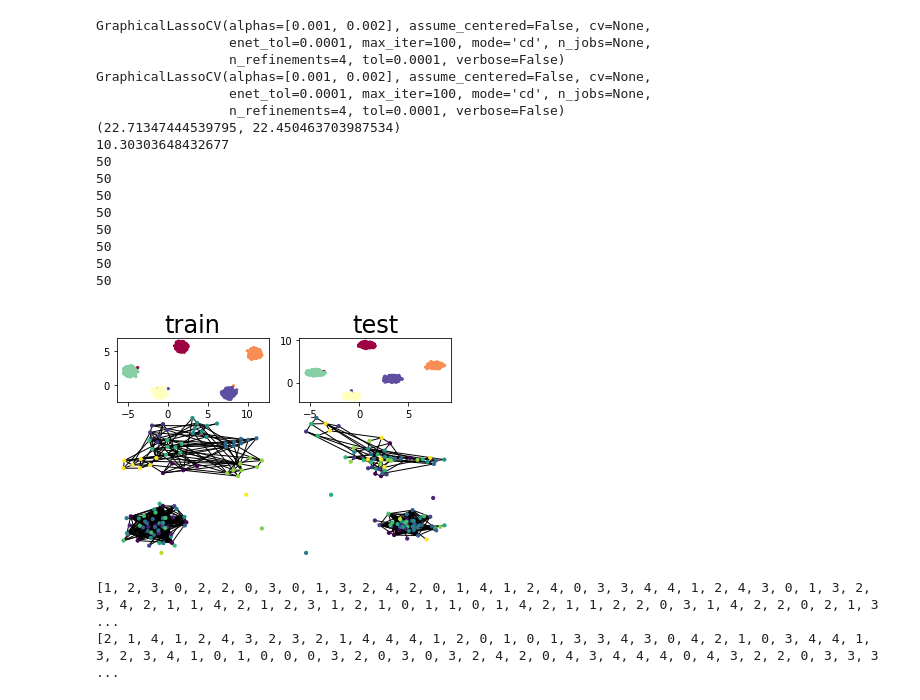
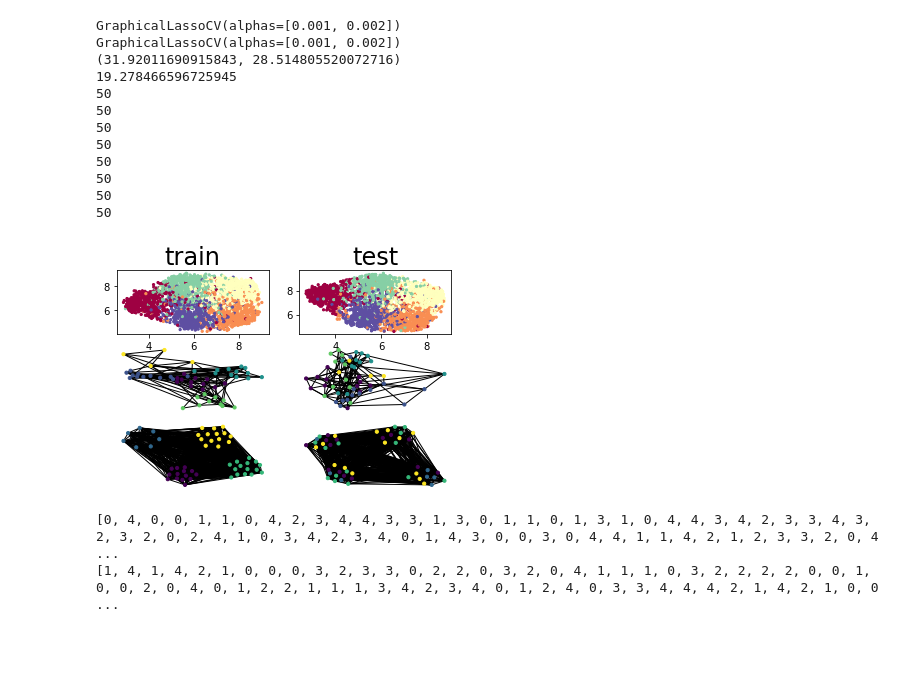
Before and after one commit to e-sollier/DL2020, a Jupyter notebook: analysis/draf_test.ipynb, the cells around one changed output. Saved outputs shown, nothing was run; the diff lists cells and outputs as text; code cells hidden in the pictures; blank space fills up the shorter version.

```diff
--- a/analysis/draf_test.ipynb
+++ b/analysis/draf_test.ipynb
@@ -28,60 +28,56 @@ device = torch.device(dev)
 dataset = Dataset(tag='EXP1')
 
 dataset.create_syn(n_classes = 5,
-                   n_obs_train = 200,
-                   n_obs_test= 200,
+                   n_obs_train = 500,
+                   n_obs_test= 1000,
                    n_features=50,
                    n_char_features = 10,
                    signal =[3, 3],
-                   diff_coef=[.01, .01],
-                   noise = [.1, .1],
+                   diff_coef=[.4, .4],
+                   noise = [.4, .4],
                    n_communities = 5,
                    probs = [0.9, 0.1],
                    n_iter=1,
-                   model ='SBM')
+                   model ='ER')
 
 dataset.create_graph(alphas=[0.001, 0.002])
 
 print(dataset.score_graphs())
 
 print(dataset.comp_test())
 
 plt.subplot(321)
 plot_lowDim(dataset.X_train, dataset.y_train, title='train')
 plt.subplot(322)
 plot_lowDim(dataset.X_train, dataset.y_train, title ='test')
 plt.subplot(323)
 comm = draw_graph(dataset.A_train)
 plt.subplot(324)
 _ = draw_graph(dataset.A_test, comm)
 plt.subplot(325)
 comm = draw_graph(dataset.Ah_train)
 plt.subplot(326)
 _ = draw_graph(dataset.Ah_test, comm)
 plt.show()
 
-train_dataloader = dataset._dataloader('train')
-test_dataloader  = dataset._dataloader('test')
+train_dataloader = dataset._dataloader('train',use_true_graph=True,batch_size=16)
+test_dataloader  = dataset._dataloader('test',use_true_graph=True,batch_size=16)
 # %% [output]
-GraphicalLassoCV(alphas=[0.001, 0.002], assume_centered=False, cv=None,
-                 enet_tol=0.0001, max_iter=100, mode='cd', n_jobs=None,
-                 n_refinements=4, tol=0.0001, verbose=False)
-GraphicalLassoCV(alphas=[0.001, 0.002], assume_centered=False, cv=None,
-                 enet_tol=0.0001, max_iter=100, mode='cd', n_jobs=None,
-                 n_refinements=4, tol=0.0001, verbose=False)
-(22.71347444539795, 22.450463703987534)
-10.30303648432677
+GraphicalLassoCV(alphas=[0.001, 0.002])
+GraphicalLassoCV(alphas=[0.001, 0.002])
+(31.92011690915843, 28.514805520072716)
+19.278466596725945
 50
 50
 50
 50
 50
 50
 50
 50
-[figure, old version]
+[figure, new version]
-[1, 2, 3, 0, 2, 2, 0, 3, 0, 1, 3, 2, 4, 2, 0, 1, 4, 1, 2, 4, 0, 3, 3, 4, 4, 1, 2, 4, 3, 0, 1, 3, 2, 3, 4, 2, 1, 1, 4, 2, 1, 2, 3, 1, 2, 1, 0, 1, 1, 0, 1, 4, 2, 1, 1, 2, 2, 0, 3, 1, 4, 2, 2, 0, 2, 1, 3 ...
-[2, 1, 4, 1, 2, 4, 3, 2, 3, 2, 1, 4, 4, 4, 1, 2, 0, 1, 0, 1, 3, 3, 4, 3, 0, 4, 2, 1, 0, 3, 4, 4, 1, 3, 2, 3, 4, 1, 0, 1, 0, 0, 0, 3, 2, 0, 3, 0, 3, 2, 4, 2, 0, 4, 3, 4, 4, 4, 0, 4, 3, 2, 2, 0, 3, 3, 3 ...
+[0, 4, 0, 0, 1, 1, 0, 4, 2, 3, 4, 4, 3, 3, 1, 3, 0, 1, 1, 0, 1, 3, 1, 0, 4, 4, 3, 4, 2, 3, 3, 4, 3, 2, 3, 2, 0, 2, 4, 1, 0, 3, 4, 2, 3, 4, 0, 1, 4, 3, 0, 0, 3, 0, 4, 4, 1, 1, 4, 2, 1, 2, 3, 3, 2, 0, 4 ...
+[1, 4, 1, 4, 2, 1, 0, 0, 0, 3, 2, 3, 3, 0, 2, 2, 0, 3, 2, 0, 4, 1, 1, 1, 0, 3, 2, 2, 2, 2, 0, 0, 1, 0, 0, 2, 0, 4, 0, 1, 2, 2, 1, 1, 1, 3, 4, 2, 3, 4, 0, 1, 2, 4, 0, 3, 3, 4, 4, 4, 2, 1, 4, 2, 1, 0, 0 ...
 # %%
 clf = Classifier(n_features=50,
         n_classes=5,
```
Also changed, not shown: parts of 3 cells of this notebook, 3 other files.
